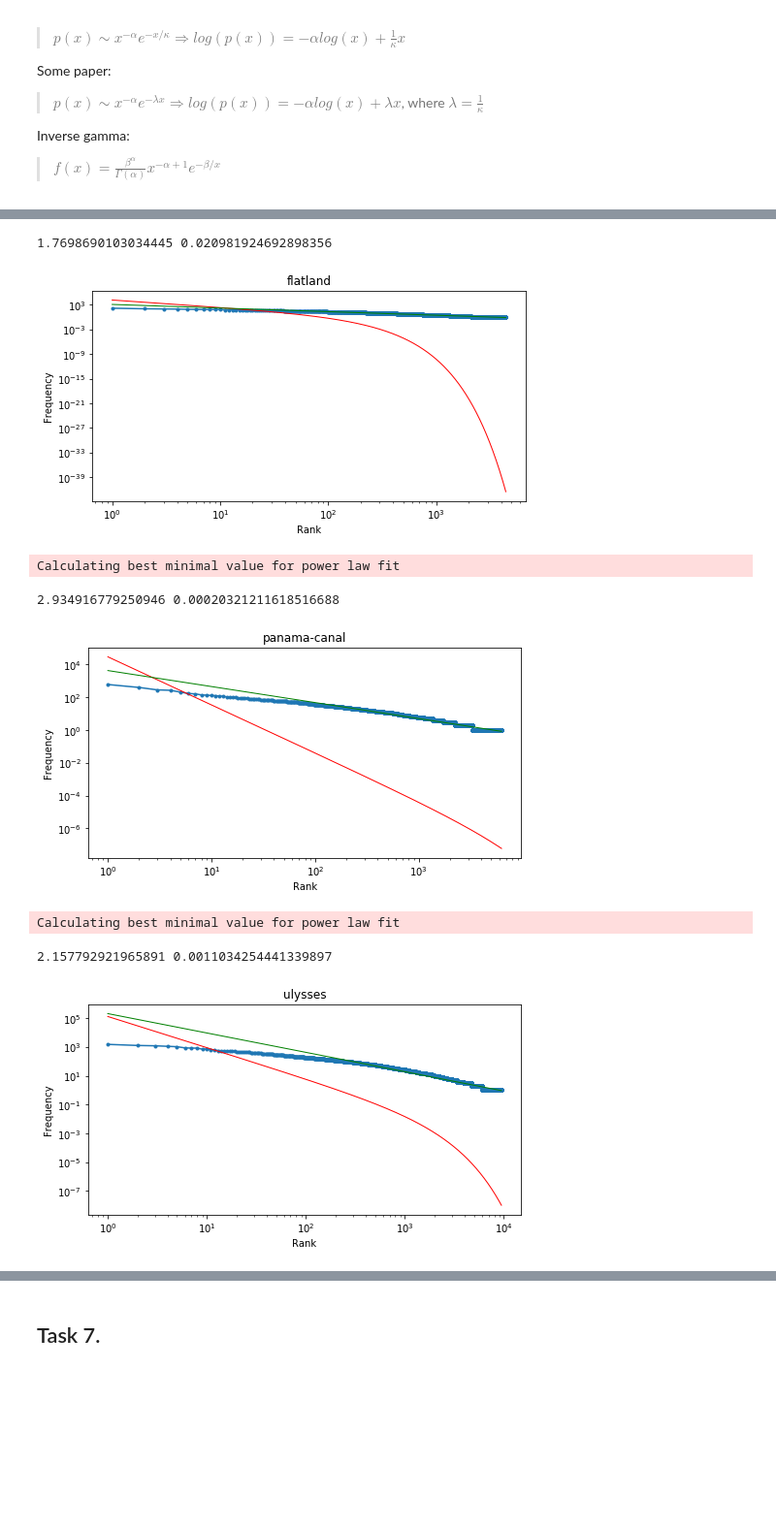
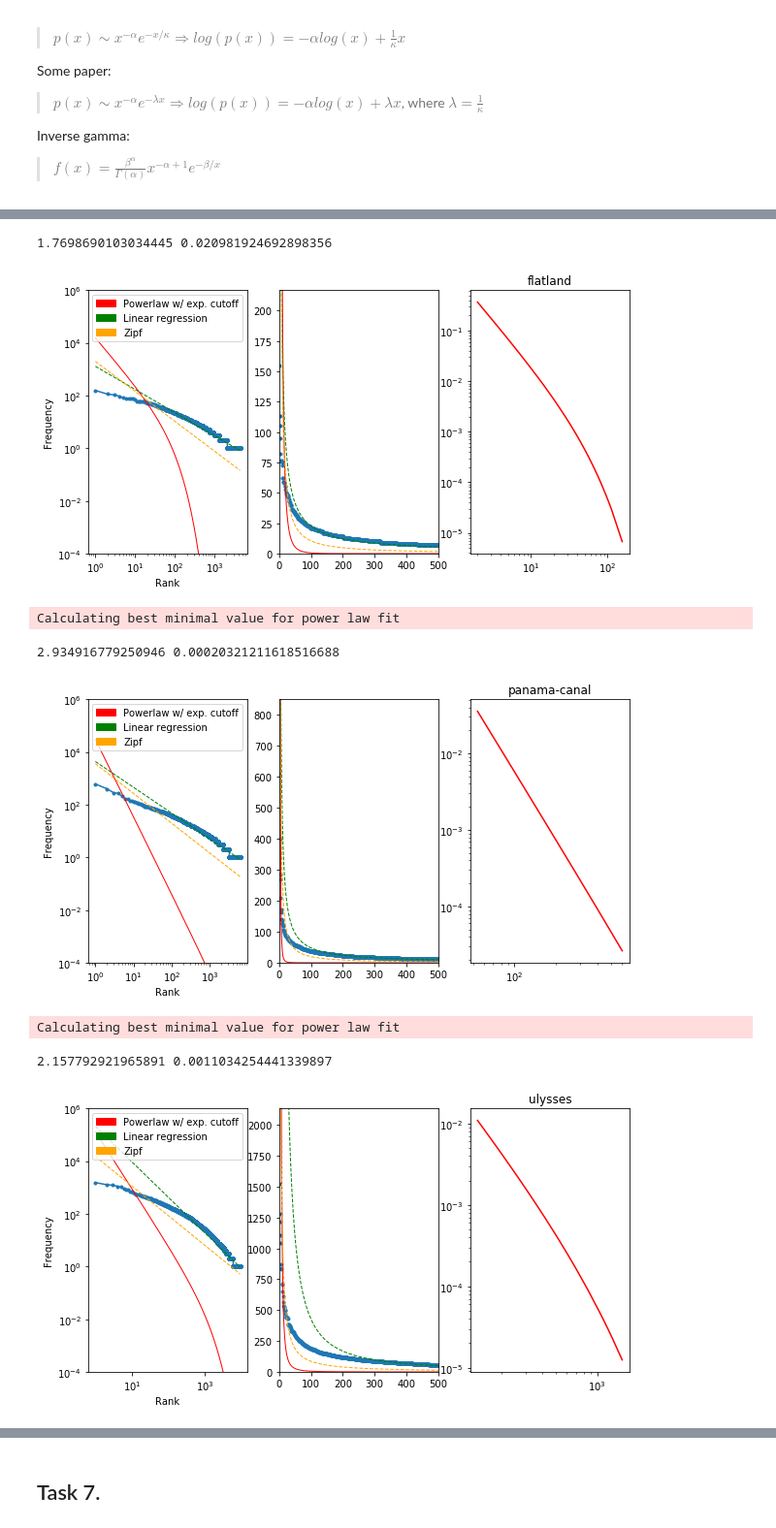
Before and after one commit to simppasofia/nlpproject, a Jupyter notebook: notebooks/project.ipynb, the cells around one changed output, grey strips where cells are left out. Shown at 97% size. Drawn from its saved outputs; the diff is of its cells as text; code cells hidden in the pictures; blank space fills up the shorter version.

```diff
--- a/notebooks/project.ipynb
+++ b/notebooks/project.ipynb
@@ -332,0 +418,6 @@ for b in books.index:
+# %%
+fit = opt.curve_fit(expcutoff_shift, books.ranks[b], (books.freqs[b]/total))
+alpha, beta, x0 = fit[0]
+fitted_val = expcutoff_shift(books.ranks[b], alpha, beta, x0)
+
+print(fit)
@@ -341,37 +434,61 @@ def expcutoff(x, alpha, beta):
 # %%
 for b in books.index:
-    # Linreg
+    fig, axs = plt.subplots(1, 3, figsize=(10,5))
+
+    # Fit Linreg
     slope, intercept, _, _, _ = sts.linregress(log(books.ranks[b]), log(books.freqs[b]))
     y = intercept + log(books.ranks[b]) * slope
 
-    # Powerlaw
+    # Fit Zipf
+    alpha_zipf = ahat(len(books.ranks[b]), books.ranks[b])
+    p_zipf = sts.zipf.pmf(books.ranks[b], alpha_zipf)
+    total = sum(books.freqs[b])
+
+    # Fit Powerlaw
     fit = powerlaw.Fit(books.freqs[b], discrete=True)
     alpha = fit.truncated_power_law.parameter1 # power law  parameter (alpha)
     beta = fit.truncated_power_law.parameter2 # exponential cut-off parameter (beta)
     print(alpha, beta)
 
     p = expcutoff(books.ranks[b], alpha, beta)
-    #p = [fit.truncated_power_law.pdf(freq)[0] if freq > 140 else 0 for freq in books.freqs[b]]
     total = sum(books.freqs[b])
 
-    # Plot
-    plt.figure(figsize=(8,4))
+    red_patch = matplotlib.patches.Patch(color='red', label='Powerlaw w/ exp. cutoff')
+    green_patch = matplotlib.patches.Patch(color='green', label='Linear regression')
+    orange_patch = matplotlib.patches.Patch(color='orange', label='Zipf')
+    axs[0].legend(handles=[red_patch, green_patch, orange_patch])
+
+    # Plot loglog
     title(b)
-    plt.loglog(books.ranks[b], books.freqs[b], marker=".") # observations
-    plt.plot(books.ranks[b], p * total, lw=1, color='red') # expcutoff
-    #fit.truncated_power_law.plot_pdf()
-    plt.plot(books.ranks[b], exp(y), lw=1, color='green') # linreg
-    plt.ylabel("Frequency")
-    plt.xlabel("Rank")
-    #plt.ylim(10e-3, 10e5)
+    axs[0].loglog(books.ranks[b], books.freqs[b], marker=".") # observations
+    axs[0].plot(books.ranks[b], p * total, lw=1, color='red') # expcutoff
+    axs[0].plot(books.ranks[b], exp(y), lw=1, linestyle="--", color='green') # linreg
+    axs[0].plot(books.ranks[b], p_zipf * total, lw=1, linestyle="--", color='orange') # linreg
+    axs[0].set_ylabel("Frequency")
+    axs[0].set_xlabel("Rank")
+    axs[0].set_ylim(10e-5, 10e5)
+
+    # Plot linear
+    axs[1].scatter(books.ranks[b], books.freqs[b], marker=".") # observations
+    axs[1].plot(books.ranks[b], p * total, lw=1, color='red') # expcutoff
+    axs[1].plot(books.ranks[b], exp(y), lw=1, linestyle="--", color='green') # linreg
+    axs[1].plot(books.ranks[b], p_zipf * total, lw=1, linestyle="--", color="orange") # zipf
+    axs[1].set_xlim(0, 500)
+    axs[1].set_ylim(0, max(books.freqs[b]) + 0.4 * max(books.freqs[b]))
+    #plt.grid(axis="both")
+
+    # Powerlaw package's own pdf plot
+    #axs[2].scatter(books.ranks[b], books.freqs[b]/total)
+    fit.truncated_power_law.plot_pdf(color="red")
+
     plt.show()
 # %% [output]
 Calculating best minimal value for power law fit
 1.7698690103034445 0.020981924692898356
-[figure, old version]
+[figure, new version]
 Calculating best minimal value for power law fit
 2.934916779250946 0.00020321211618516688
-[figure, old version]
+[figure, new version]
 Calculating best minimal value for power law fit
 2.157792921965891 0.0011034254441339897
-[figure, old version]
+[figure, new version]
```
Also changed, not shown: parts of 17 cells of this notebook.
